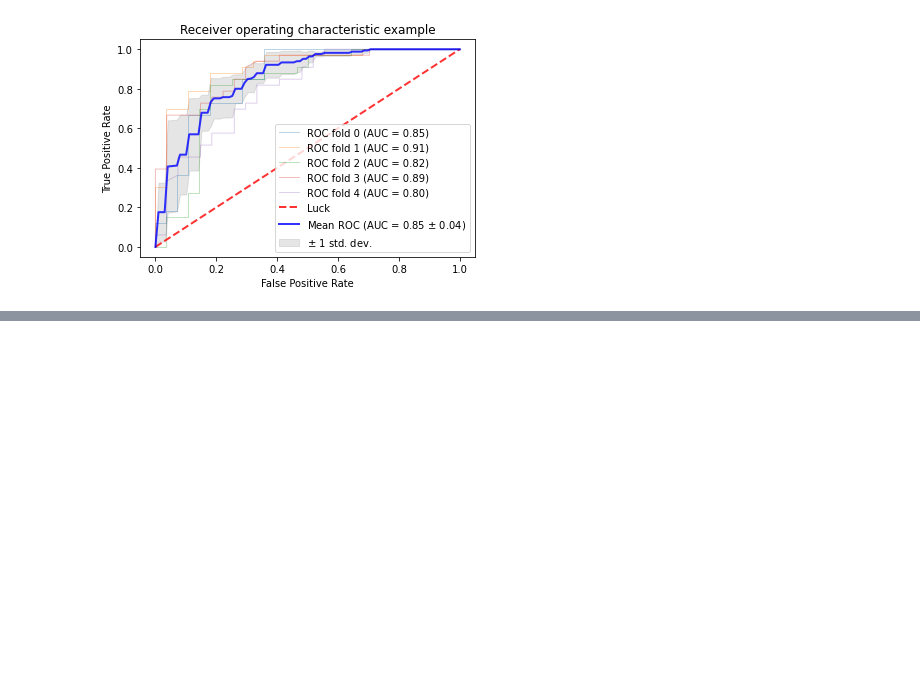
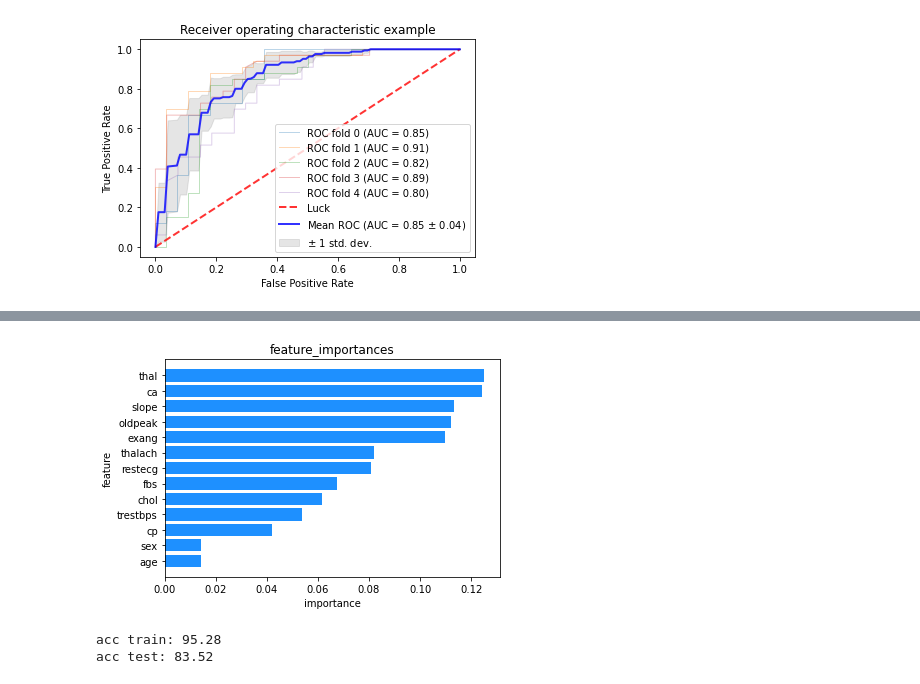
Before and after one commit to onlyabhilash/NLP-Heart-Failure-Prediction, a Jupyter notebook: Heart_Disease_UCI_FeatureEngg.ipynb, the cells around one changed output, grey strips where cells are left out. Cells and saved outputs as stored; diff of their text form; code cells hidden in the pictures; blank space fills up the shorter version.

```diff
--- a/Heart_Disease_UCI_FeatureEngg.ipynb
+++ b/Heart_Disease_UCI_FeatureEngg.ipynb
@@ -306,0 +352,3 @@ acc test: 84.62
+# %%
+feature = df.columns.values.tolist()[0:-1]
+feature
@@ -306,0 +369,3 @@ acc test: 84.62
+# %%
+importance = sorted(random_forest.feature_importances_.tolist())
+importance
@@ -306,0 +386,23 @@ acc test: 84.62
+# %%
+x_pos = [i for i, _ in enumerate(feature)]
+
+plt.barh(x_pos, importance , color='dodgerblue')
+plt.ylabel("feature")
+plt.xlabel("importance")
+plt.title("feature_importances")
+
+plt.yticks(x_pos, feature)
+
+plt.show()
+# %% [output]
+[figure, added]
+# %%
+#taking the best 5 features give as smaller result.
+currlist =[2,12,10,9,11]
+# print (currlist)
+
+random_forest = RandomForestClassifier(n_estimators=100, random_state = 0)
+prdict_data(random_forest,X_train[:,currlist],y_train,X_test[:,currlist],y_test,'FS')
+# %% [output]
+acc train: 95.28
+acc test: 83.52
```
Also changed, not shown: parts of 13 cells of this notebook.
